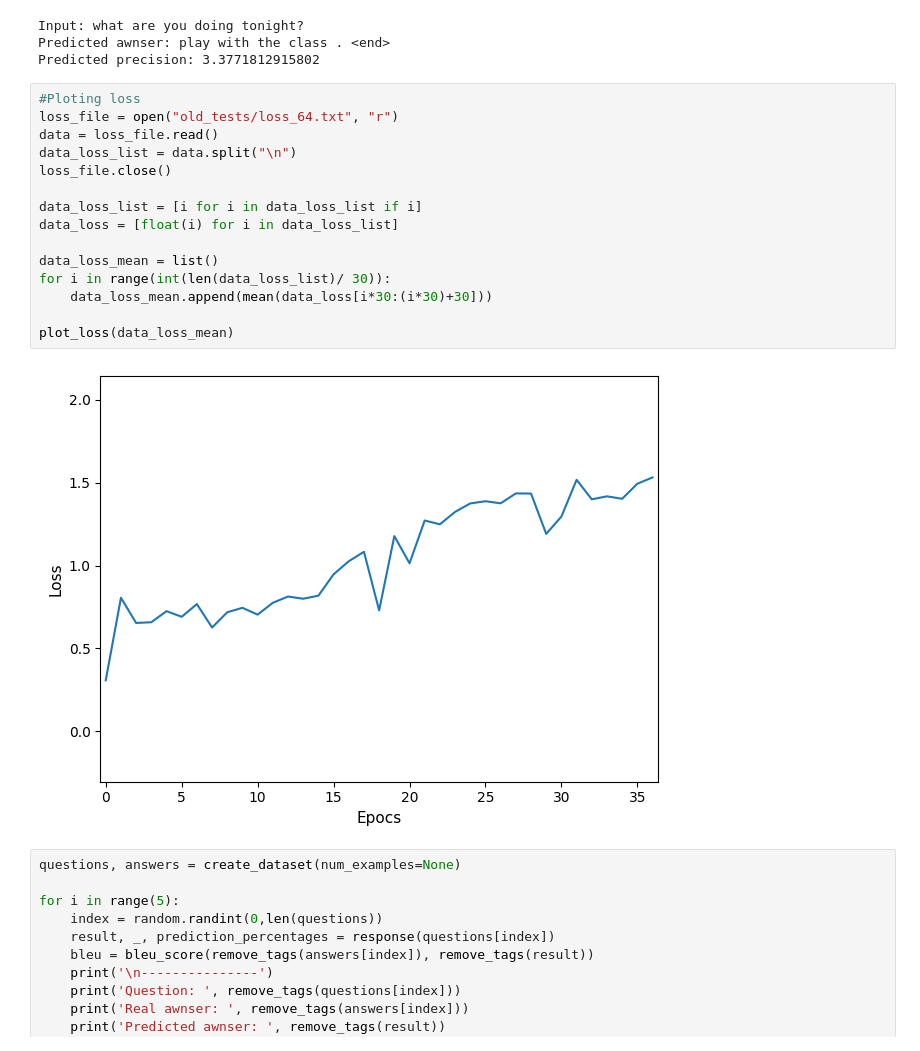
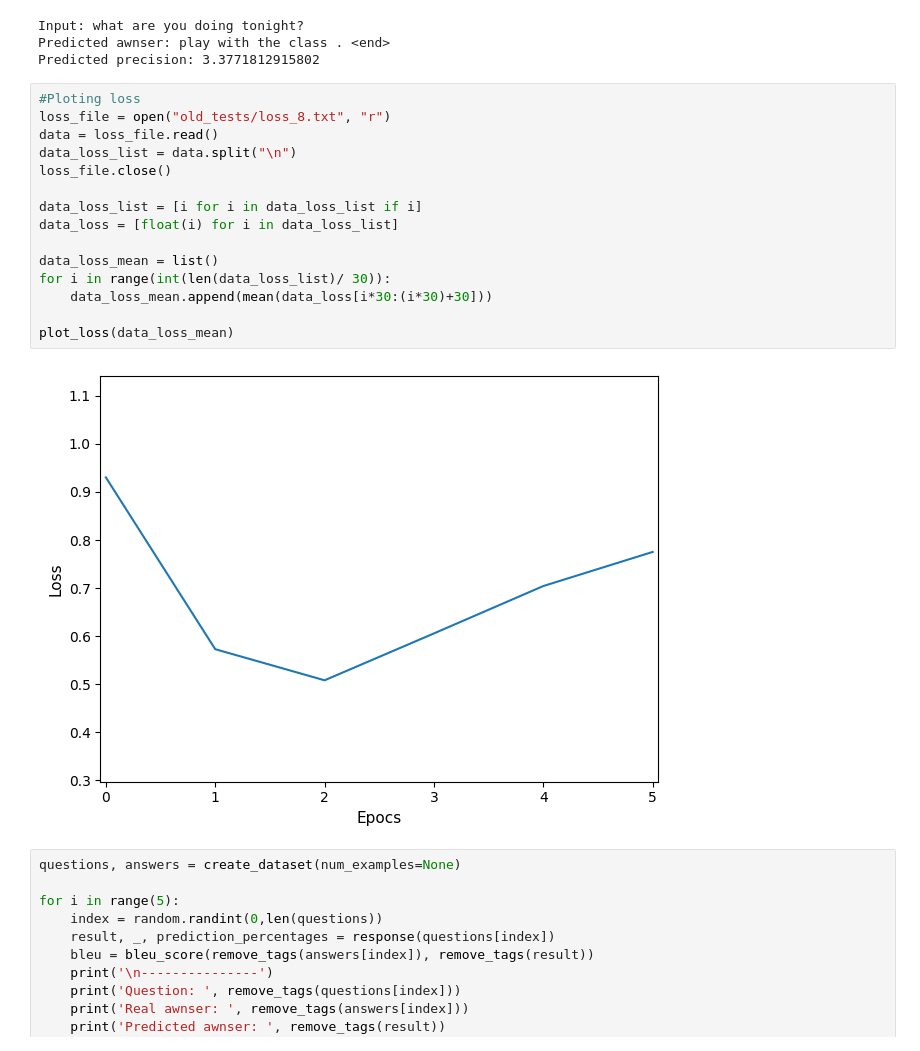
Before and after one commit to cris-scheib/nlp-continual-learning, a Jupyter notebook: TCCII/TCC.ipynb, the cells around one changed output. Cells and saved outputs as stored; diff of their text form.

```diff
--- a/TCCII/TCC.ipynb
+++ b/TCCII/TCC.ipynb
@@ -644,21 +643,21 @@ Predicted awnser: play with the class . <end>
 Predicted precision: 3.3771812915802
 # %%
 #Ploting loss
-loss_file = open("old_tests/loss_64.txt", "r")
+loss_file = open("old_tests/loss_8.txt", "r")
 data = loss_file.read()
 data_loss_list = data.split("\n")
 loss_file.close()
 
 data_loss_list = [i for i in data_loss_list if i]
 data_loss = [float(i) for i in data_loss_list]
 
 data_loss_mean = list()
 for i in range(int(len(data_loss_list)/ 30)):
     data_loss_mean.append(mean(data_loss[i*30:(i*30)+30]))
 
 plot_loss(data_loss_mean)
 # %% [output]
-[figure, old version]
+[figure, new version]
 # %%
 questions, answers = create_dataset(num_examples=None)
 
```
Also changed, not shown: parts of 1 cell of this notebook, 1 other file.
